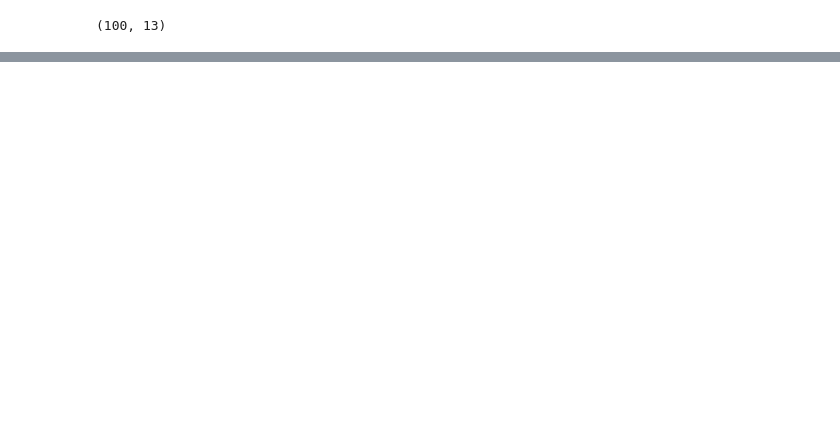
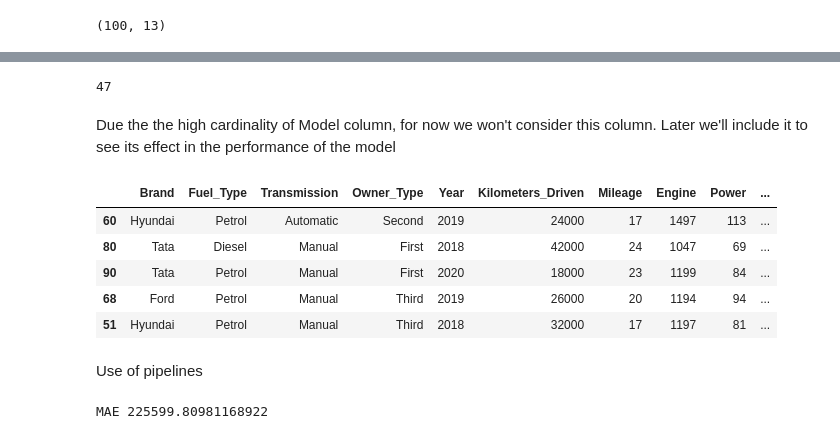
Before and after one commit to yersel500/second_hand_car_prediction, a Jupyter notebook: second_hand_car_prediction.ipynb, the cells around one changed output, grey strips where cells are left out. Cells and saved outputs as stored; diff of their text form; code cells hidden in the pictures; blank space fills up the shorter version.

```diff
--- a/second_hand_car_prediction.ipynb
+++ b/second_hand_car_prediction.ipynb
@@ -36,0 +57,6 @@ cars_data.shape
+# %%
+# Break off validation data from training data
+from sklearn.model_selection import train_test_split
+
+X_train_full, X_valid_full, y_train, y_valid = train_test_split(X_data, y_data, train_size=0.7,
+                                                     test_size=0.3, random_state=0)
@@ -36,0 +92,63 @@ cars_data.shape
+# %%
+X_train_full['Model'].nunique()
+# %% [output]
+47
+# %% [markdown]
+Due the the high cardinality of Model column, for now we won't consider this column. Later we'll include it to see its effect in the performance of the model
+# %%
+# Keep selected columns only
+my_cols = categorical_cols + numerical_cols
+X_train = X_train_full[my_cols].copy()
+X_valid = X_valid_full[my_cols].copy()
+# %%
+X_train.head()
+# %% [output]
+|  | Brand | Fuel_Type | Transmission | Owner_Type | Year | Kilometers_Driven | Mileage | Engine | Power | ... |
+| 60 | Hyundai | Petrol | Automatic | Second | 2019 | 24000 | 17 | 1497 | 113 | ... |
+| 80 | Tata | Diesel | Manual | First | 2018 | 42000 | 24 | 1047 | 69 | ... |
+| 90 | Tata | Petrol | Manual | First | 2020 | 18000 | 23 | 1199 | 84 | ... |
+| 68 | Ford | Petrol | Manual | Third | 2019 | 26000 | 20 | 1194 | 94 | ... |
+| 51 | Hyundai | Petrol | Manual | Third | 2018 | 32000 | 17 | 1197 | 81 | ... |
+# %% [markdown]
+Use of pipelines
+# %%
+from sklearn.compose import ColumnTransformer
+from sklearn.pipeline import Pipeline
+from sklearn.impute import SimpleImputer
+from sklearn.preprocessing import OneHotEncoder
+from sklearn.linear_model import LinearRegression
+from sklearn.metrics import mean_absolute_error, r2_score
+
+#Preprocessing for numerical data:
+numerical_transformer = SimpleImputer(strategy='constant')
+
+#Preprocessing for categorical data:
+categorical_transformer = Pipeline(steps=[
+    ('imputer', SimpleImputer(strategy='most_frequent')),
+    ('onehot', OneHotEncoder(handle_unknown='ignore'))
+])
+
+#Bundle preprocessing for numericcal and categorical data
+preprocessor = ColumnTransformer(
+    transformers=[
+        ('num', numerical_transformer, numerical_cols),
+        ('cat', categorical_transformer, categorical_cols)
+    ])
+
+#Define model
+model = LinearRegression()
+
+# Bundle preprocessing and modeling code in a pipeline
+clf = Pipeline(steps=[('preprocessor', preprocessor),
+                      ('model', model)
+                     ])
+
+# Preprocessing of training data, fit model
+clf.fit(X_train, y_train)
+
+# Get predictions
+preds = clf.predict(X_valid)
+
+print('MAE', mean_absolute_error(y_valid, preds))
+# %% [output]
+MAE 225599.80981168922
```
Also changed, not shown: parts of 14 cells of this notebook.
